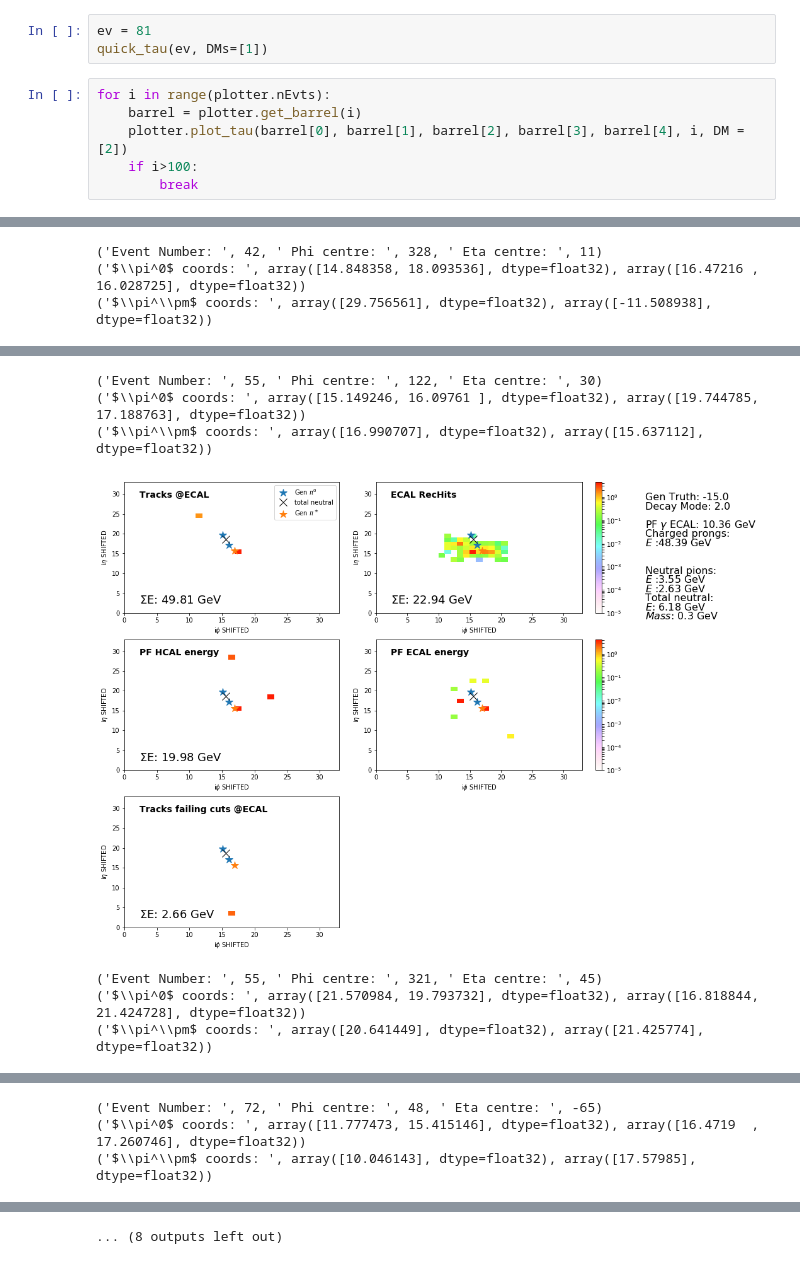
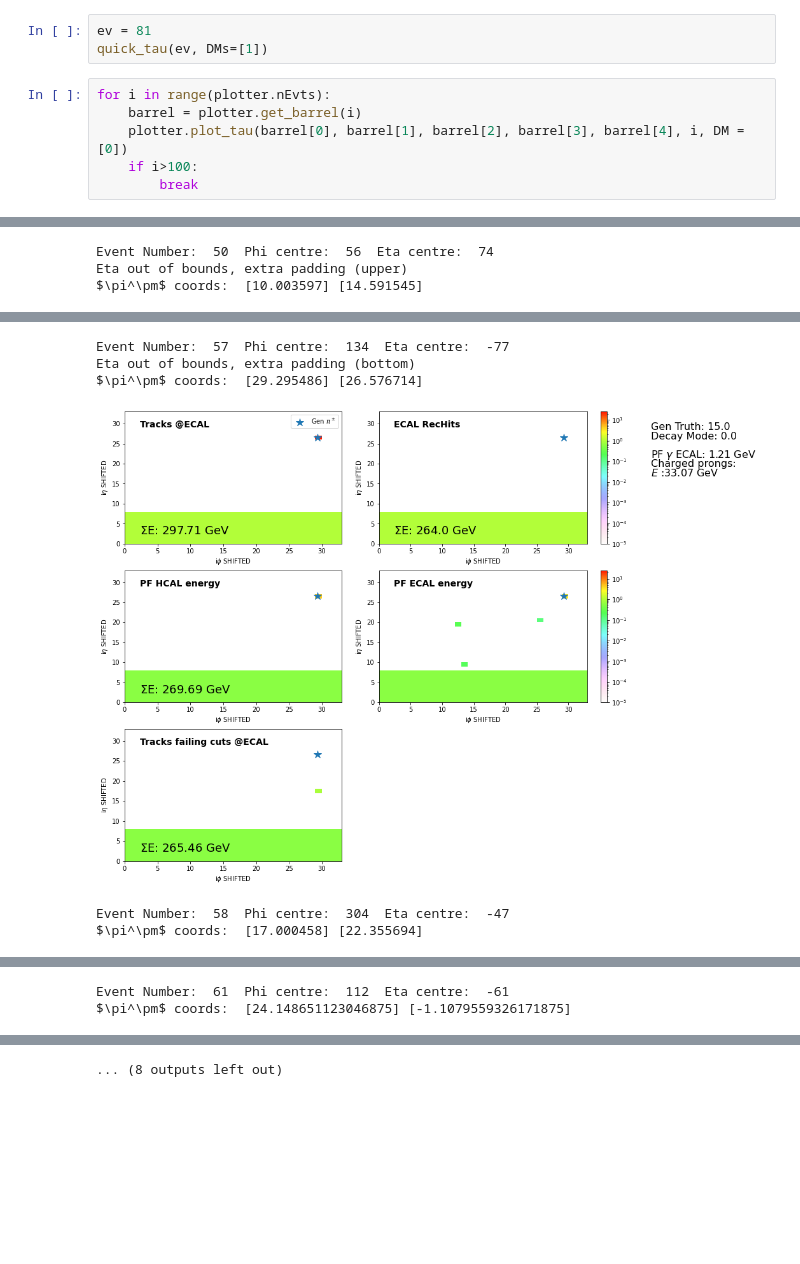
Before and after one commit to lucasrussell01/DeepPi, a Jupyter notebook: Analysis/notebooks/plot_images.ipynb, the cells around one changed output, grey strips where cells are left out. Cells and saved outputs as stored; diff of their text form; blank space fills up the shorter version.

```diff
--- a/Analysis/notebooks/plot_images.ipynb
+++ b/Analysis/notebooks/plot_images.ipynb
@@ -50,7 +50,7 @@ quick_tau(ev, DMs=[1])
 # %%
 for i in range(plotter.nEvts):
     barrel = plotter.get_barrel(i)
-    plotter.plot_tau(barrel[0], barrel[1], barrel[2], barrel[3], barrel[4], i, DM = [2])
+    plotter.plot_tau(barrel[0], barrel[1], barrel[2], barrel[3], barrel[4], i, DM = [0])
     if i>100:
         break
 # %% [output]
@@ -65,3 +63,3 @@ for i in range(plotter.nEvts):
-('Event Number: ', 42, ' Phi centre: ', 328, ' Eta centre: ', 11)
-('$\\pi^0$ coords: ', array([14.848358, 18.093536], dtype=float32), array([16.47216 , 16.028725], dtype=float32))
-('$\\pi^\\pm$ coords: ', array([29.756561], dtype=float32), array([-11.508938], dtype=float32))
+Event Number:  50  Phi centre:  56  Eta centre:  74
+Eta out of bounds, extra padding (upper)
+$\pi^\pm$ coords:  [10.003597] [14.591545]
@@ -69,7 +67,6 @@ for i in range(plotter.nEvts):
-('Event Number: ', 55, ' Phi centre: ', 122, ' Eta centre: ', 30)
-('$\\pi^0$ coords: ', array([15.149246, 16.09761 ], dtype=float32), array([19.744785, 17.188763], dtype=float32))
-('$\\pi^\\pm$ coords: ', array([16.990707], dtype=float32), array([15.637112], dtype=float32))
+Event Number:  57  Phi centre:  134  Eta centre:  -77
+Eta out of bounds, extra padding (bottom)
+$\pi^\pm$ coords:  [29.295486] [26.576714]
-[figure, old version]
+[figure, new version]
-('Event Number: ', 55, ' Phi centre: ', 321, ' Eta centre: ', 45)
-('$\\pi^0$ coords: ', array([21.570984, 19.793732], dtype=float32), array([16.818844, 21.424728], dtype=float32))
-('$\\pi^\\pm$ coords: ', array([20.641449], dtype=float32), array([21.425774], dtype=float32))
+Event Number:  58  Phi centre:  304  Eta centre:  -47
+$\pi^\pm$ coords:  [17.000458] [22.355694]
@@ -77,3 +74,2 @@ for i in range(plotter.nEvts):
-('Event Number: ', 72, ' Phi centre: ', 48, ' Eta centre: ', -65)
-('$\\pi^0$ coords: ', array([11.777473, 15.415146], dtype=float32), array([16.4719  , 17.260746], dtype=float32))
-('$\\pi^\\pm$ coords: ', array([10.046143], dtype=float32), array([17.57985], dtype=float32))
+Event Number:  61  Phi centre:  112  Eta centre:  -61
+$\pi^\pm$ coords:  [24.148651123046875] [-1.1079559326171875]
```
Also changed, not shown: parts of 2 cells of this notebook.
